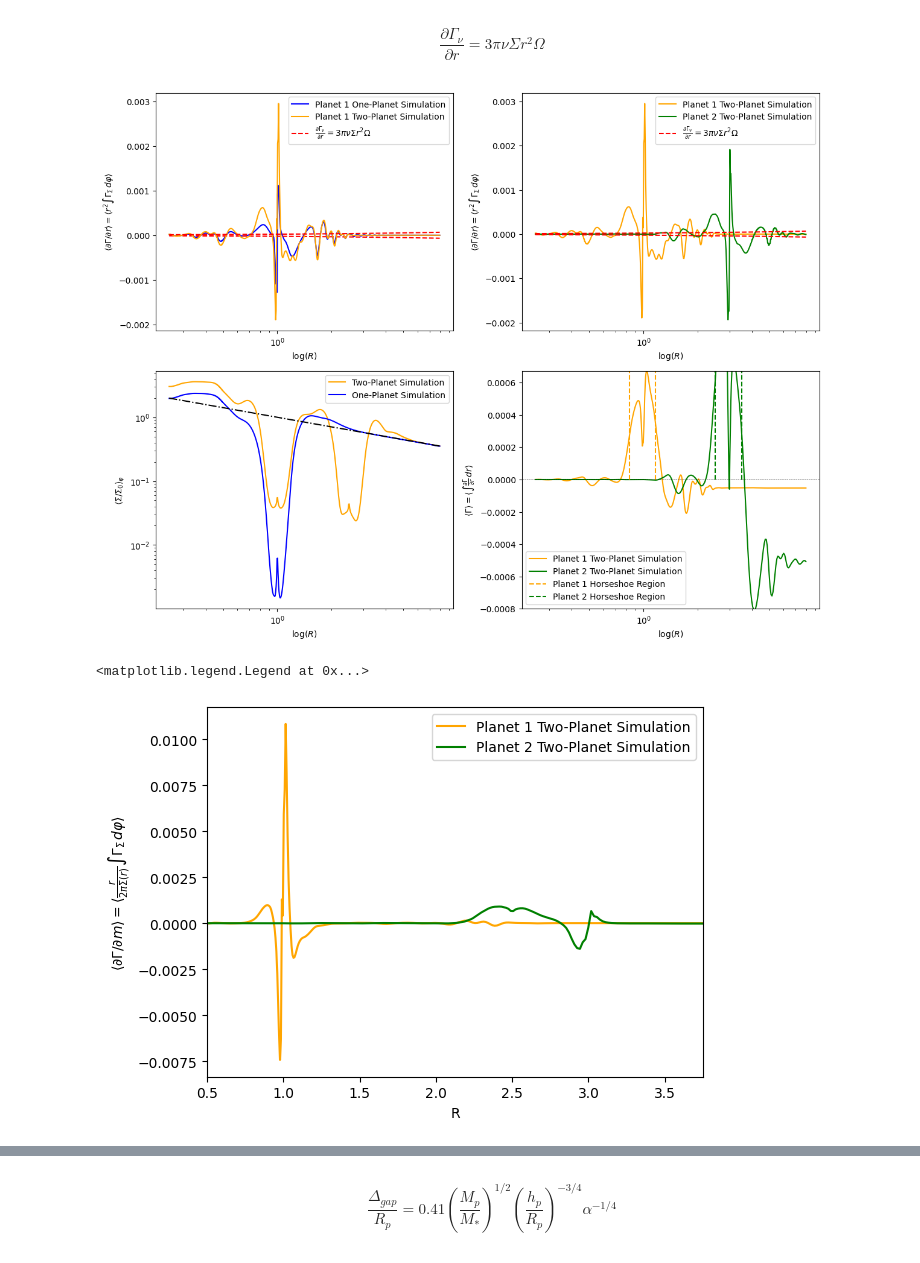
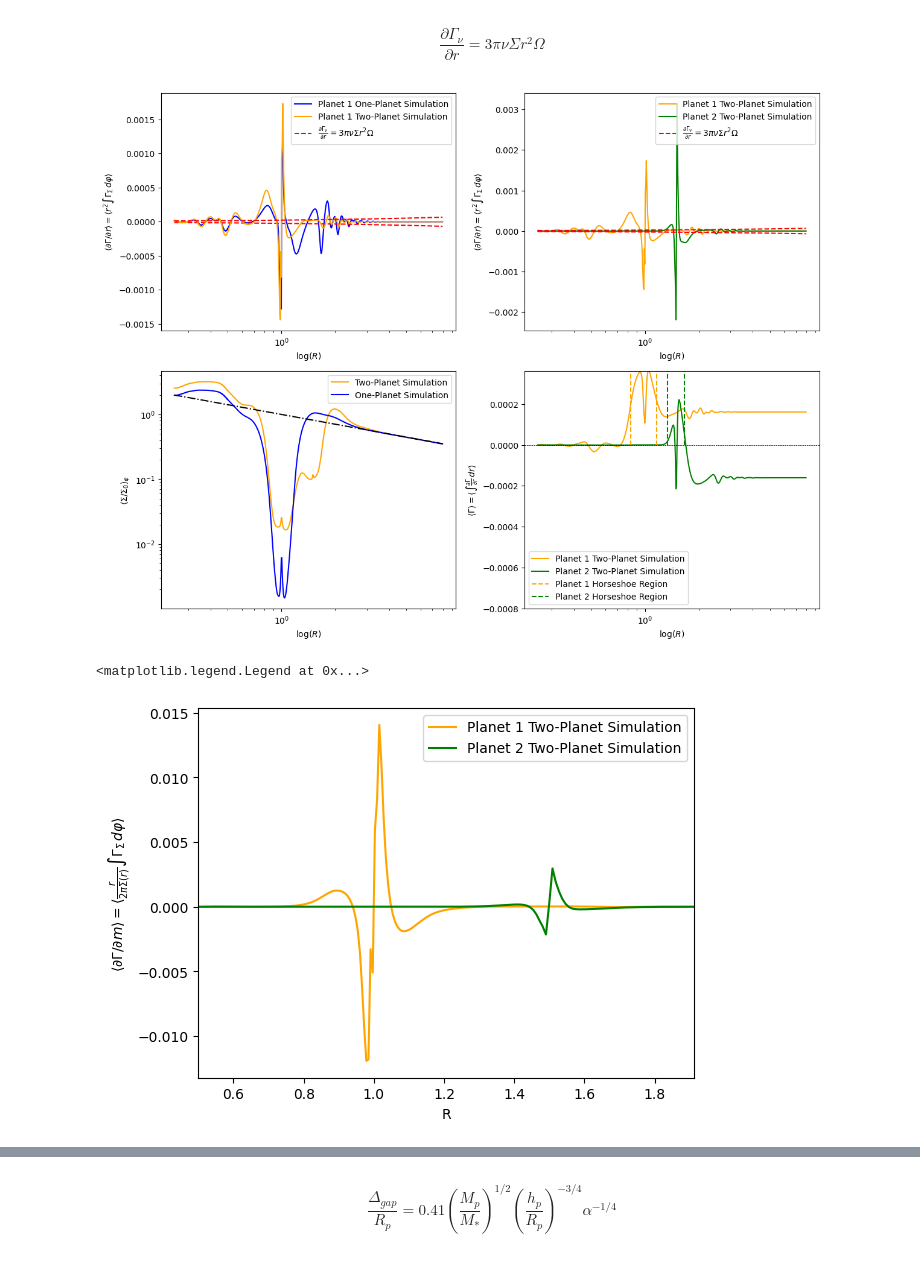
Before and after one commit to SudatKhan/athena_simulations, a Jupyter notebook: resonance_torque.ipynb, the cells around one changed output, grey strips where cells are left out. Saved outputs shown, nothing was run; the diff lists cells and outputs as text; code cells hidden in the pictures.

```diff
--- a/resonance_torque.ipynb
+++ b/resonance_torque.ipynb
@@ -44,7 +44,7 @@ d_r = r_c[1:] - r_c[:-1]
 # %%
 #Orbital distance of Planet 1 and Planet 2
 p_r1 = 1.0
-p_r2 = 3.0
+p_r2 = 1.5
 # %%
 '''Conversion from Polar -> Cartesian'''
 xp1 = rp1_c[None,:] * np.cos(phip1_c[:,None])
@@ -234,7 +234,7 @@ r_torque_dm = sum_r_torque_dm/len(range(600,800,1))
 sum_r_torque = 0
 sum_r_torque_dm = 0
 for i in range(600,800,1):
-    data = athena_read.athdf(f'/home/sudat/cca/fixed/jupiter-jupiter/a3_fixed/disk.out1.00{i}.athdf')
+    data = athena_read.athdf(f'/home/sudat/cca/fixed/jupiter-saturn/a1d5/disk.out1.00{i}.athdf')
     dens = data.get('dens')[0]
     r = data.get('x1v')
     phi = data.get('x2v')
@@ -261,7 +261,7 @@ r_torque_dmp1 = sum_r_torque_dm/len(range(600,800,1))
 '''Planet 2'''
 sum_r_torque = 0
 for i in range(600,800,1):
-    data = athena_read.athdf(f'/home/sudat/cca/fixed/jupiter-jupiter/a3_fixed/disk.out1.00{i}.athdf')
+    data = athena_read.athdf(f'/home/sudat/cca/fixed/jupiter-saturn/a1d5/disk.out1.00{i}.athdf')
     dens = data.get('dens')[0]
     r = data.get('x1v')
     phi = data.get('x2v')
@@ -274,8 +274,8 @@ for i in range(600,800,1):
     d_phi = d_phi[1:] - d_phi[:-1]
     d_r = d_r[1:] - d_r[:-1]
 
-    g_mag = initial(r, phi, time2, p_r2, jupiter_mass, jupiter_mass)[0]
-    sine_term = initial(r, phi, time2, p_r2, jupiter_mass, jupiter_mass)[1]
+    g_mag = initial(r, phi, time2, p_r2, saturn_mass, jupiter_mass)[0]
+    sine_term = initial(r, phi, time2, p_r2, saturn_mass, jupiter_mass)[1]
     #d = initial(r, phi, time2, 1.5, 0.000954588)[2]
     #dens[d<0.5*initial(r, phi, time2, 1.5, 0.000954588)[3]] = 0
     sum_r_torque += r**2*np.sum(dens * g_mag * sine_term * d_phi, axis=0)
@@ -304,7 +304,7 @@ sum_dens_avg_onesim = sum_dens_onesim/len(range(600,800,10))
 # %%
 sum_dens = 0
 for i in range(600,800,10):
-    data = athena_read.athdf(f'/home/sudat/cca/fixed/jupiter-jupiter/a2d5_fixed/disk.out1.00{i}.athdf')
+    data = athena_read.athdf(f'/home/sudat/cca/fixed/jupiter-saturn/a1d5/disk.out1.00{i}.athdf')
     density = data.get('dens')[0]
     #d = initial(data.get('x1v'), data.get('x2v')[:,None], data.get('Time'), 1.5, 0.000954588)[2]
     #density[d < 1.0 * initial(data.get('x1v'), data.get('x2v')[:,None], data.get('Time'), 1.5, 0.000954588)[3]] = 0.004
@@ -361,25 +361,25 @@ plt.xscale('log')
 plt.ylim(-0.0008,np.max(2*np.pi*(np.cumsum(r_torque_avg_p1 * d_r))))
 plt.vlines(p_r1 - horseshoe(p_r1,0)[0],0,np.max(2*np.pi*(np.cumsum(r_torque_avg_p1 * d_r))), linestyle='dashed', color='orange', label= "Planet 1 Horseshoe Region")
 plt.vlines(p_r1 + horseshoe(p_r1,0)[0] - 0.0025,0,np.max(2*np.pi*(np.cumsum(r_torque_avg_p1 * d_r))), linestyle='dashed',color='orange')
-plt.vlines(p_r2 - horseshoe(p_r2, 0)[0], 0,np.max(2*np.pi*(np.cumsum(r_torque_avg_p1 * d_r))), linestyle='dashed',color='green',label="Planet 2 Horseshoe Region")
-plt.vlines(p_r2 + horseshoe(p_r2, 0)[0],0,np.max(2*np.pi*(np.cumsum(r_torque_avg_p1 * d_r))), linestyle='dashed',color='green')
+plt.vlines(p_r2 - horseshoe(0, p_r2)[1], 0,np.max(2*np.pi*(np.cumsum(r_torque_avg_p1 * d_r))), linestyle='dashed',color='green',label="Planet 2 Horseshoe Region")
+plt.vlines(p_r2 + horseshoe(0, p_r2)[1],0,np.max(2*np.pi*(np.cumsum(r_torque_avg_p1 * d_r))), linestyle='dashed',color='green')
 
 plt.legend(loc='lower left')
 
 plt.tight_layout()
 # %% [output]
-[figure, old version]
+[figure, new version]
 # %%
 plt.plot(r, (r_torque_avg_p1)/ ( 2 * np.pi * r * np.average(sum_dens_avg, axis = 0)), label='Planet 1 Two-Planet Simulation', color='orange')
 plt.plot(r, (r_torque_avg_p2)/ ( 2 * np.pi * r * np.average(sum_dens_avg, axis = 0)), label= 'Planet 2 Two-Planet Simulation', color='green')
 plt.xlabel(r'R')
-plt.xlim(0.5,p_r2+horseshoe(p_r2,0)[0]+0.25)
+plt.xlim(0.5,p_r2+horseshoe(0, p_r2)[1]+0.25)
 
 plt.ylabel(r'$\langle {\partial \Gamma} / {\partial m} \rangle = \langle \frac{r}{2 \pi \Sigma(r)} \int \Gamma_{\Sigma} \, d\varphi \rangle$')
 plt.legend()
 # %% [output]
 <matplotlib.legend.Legend at 0x...>
-[figure, old version]
+[figure, new version]
 # %%
 total_p1 = 2*np.pi*(np.cumsum(r_torque_avg_p1 * d_r))
 total_p2 = 2*np.pi*(np.cumsum(r_torque_avg_p2* d_r))
```
Also changed, not shown: parts of 8 cells of this notebook, 2 other files.
